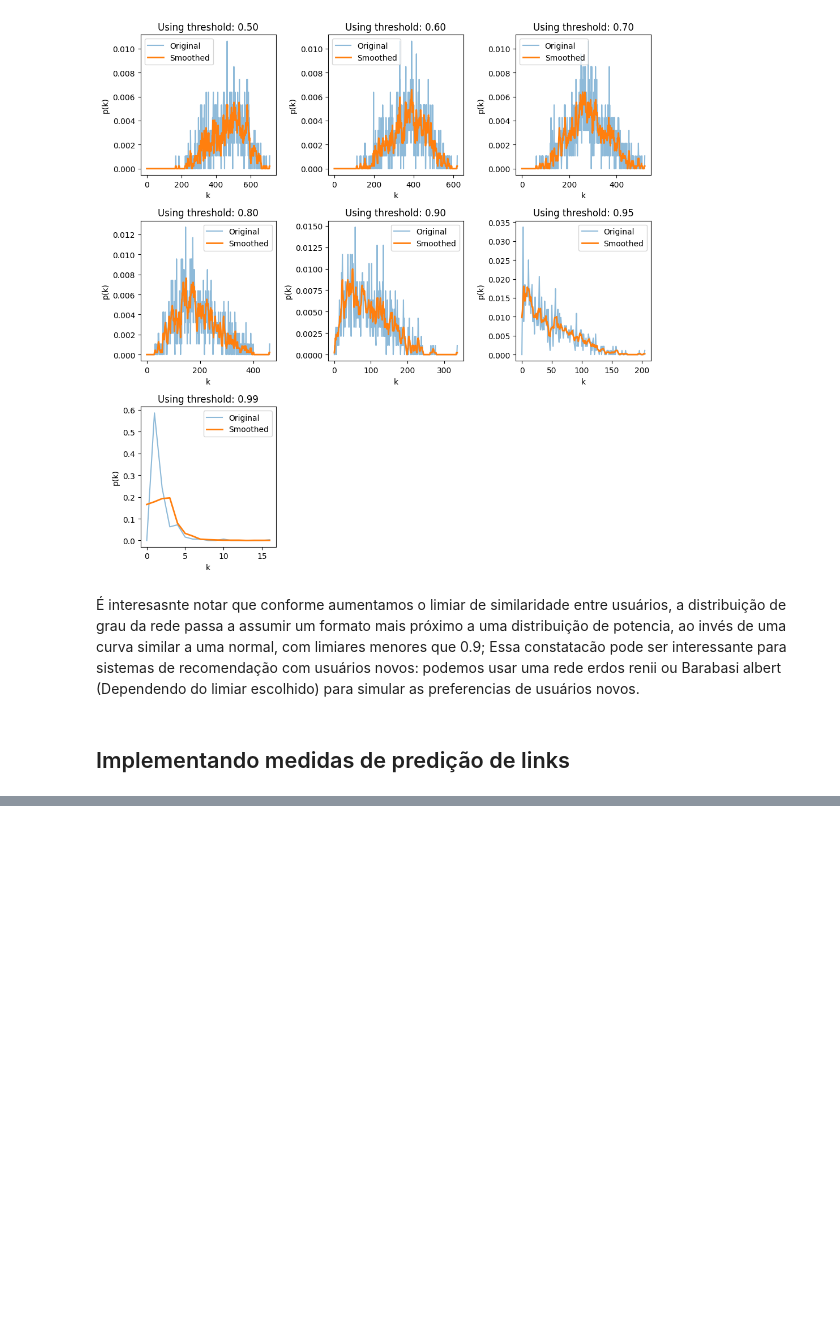
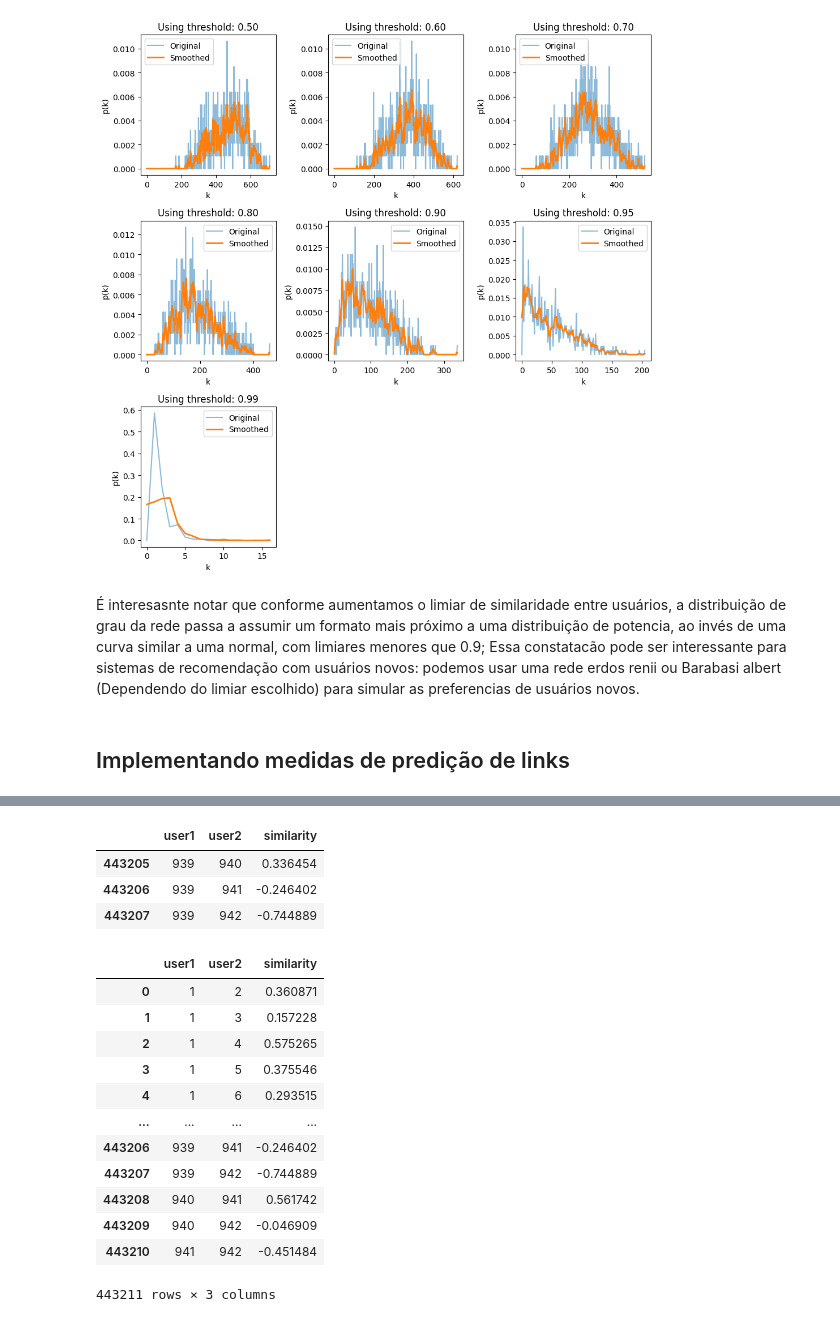
Before and after one commit to caiotda/link-prediction-for-recommender-systems, a Jupyter notebook: projeto_final.ipynb, the cells around one changed output, grey strips where cells are left out. Cells and saved outputs as stored; diff of their text form; code cells hidden in the pictures; blank space fills up the shorter version.

```diff
--- a/projeto_final.ipynb
+++ b/projeto_final.ipynb
@@ -471,0 +431,23 @@ def get_user_rating_of_item(user, item, ratings):
+# %%
+sim_matrix[sim_matrix["user1"] == 939]
+# %% [output]
+|  | user1 | user2 | similarity |
+| 443205 | 939 | 940 | 0.336454 |
+| 443206 | 939 | 941 | -0.246402 |
+| 443207 | 939 | 942 | -0.744889 |
+# %%
+sim_matrix
+# %% [output]
+|  | user1 | user2 | similarity |
+| 0 | 1 | 2 | 0.360871 |
+| 1 | 1 | 3 | 0.157228 |
+| 2 | 1 | 4 | 0.575265 |
+| 3 | 1 | 5 | 0.375546 |
+| 4 | 1 | 6 | 0.293515 |
+| ... | ... | ... | ... |
+| 443206 | 939 | 941 | -0.246402 |
+| 443207 | 939 | 942 | -0.744889 |
+| 443208 | 940 | 941 | 0.561742 |
+| 443209 | 940 | 942 | -0.046909 |
+| 443210 | 941 | 942 | -0.451484 |
+443211 rows × 3 columns
```
Also changed, not shown: parts of 25 cells of this notebook.
